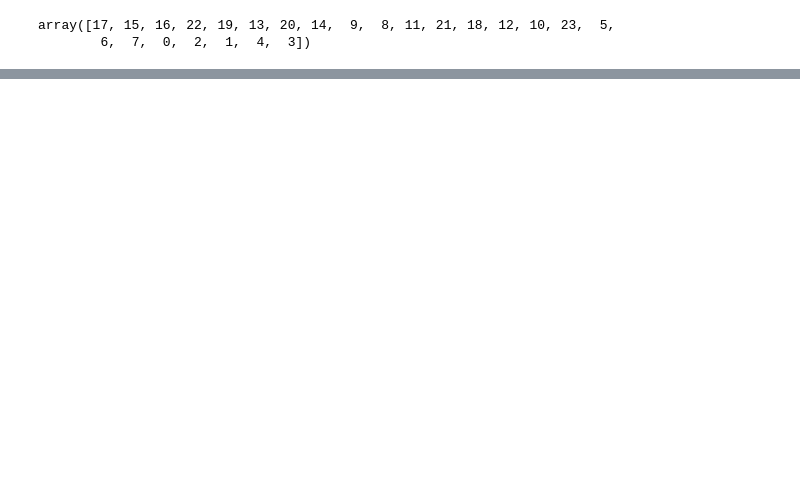
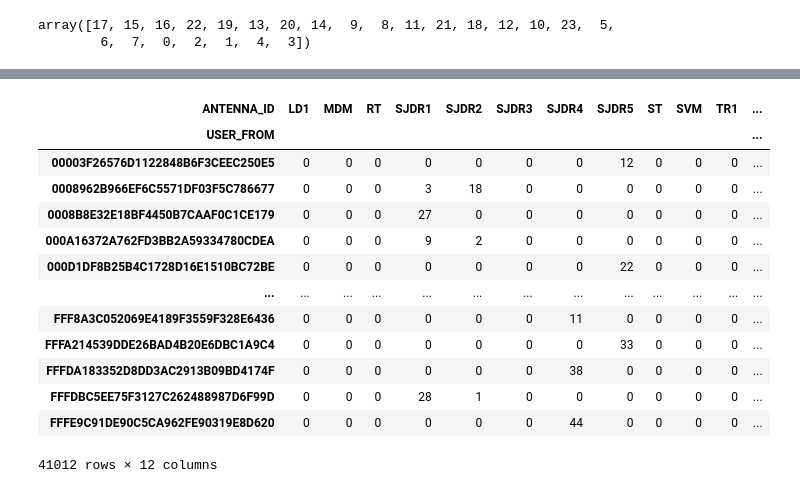
Before and after one commit to ghmc91/Projeto_Mestrado, a Jupyter notebook: Location_Matrix.ipynb, the cells around one changed output, grey strips where cells are left out. Drawn from its saved outputs; the diff is of its cells as text; code cells hidden in the pictures; blank space fills up the shorter version.

```diff
--- a/Location_Matrix.ipynb
+++ b/Location_Matrix.ipynb
@@ -22,2 +45,7 @@ len(df['TIME_RANGE'].unique())
+# %%
+df_2 = df.loc[df['CLASSE'] == 2]
+df_3 = df.loc[df['CLASSE'] == 3]
 # %%
 df_reduced = df[['USER_FROM', 'ANTENNA_ID', 'TIME_RANGE']]
+df_reduced_2 = df_2[['USER_FROM', 'ANTENNA_ID', 'TIME_RANGE']]
+df_reduced_3 = df_3[['USER_FROM', 'ANTENNA_ID', 'TIME_RANGE']]
@@ -24,3 +54,9 @@ df_reduced = df[['USER_FROM', 'ANTENNA_ID', 'TIME_RANGE']]
 # %%
 location_matrix = df_reduced.groupby([*df_reduced.columns]).size()
 location_matrix = location_matrix.unstack([1,2]).stack(dropna=False).fillna(0, downcast='infer')
+
+location_matrix_2 = df_reduced_2.groupby([*df_reduced_2.columns]).size()
+location_matrix_2 = location_matrix_2.unstack([1,2]).stack(dropna=False).fillna(0, downcast='infer')
+
+location_matrix_3 = df_reduced_3.groupby([*df_reduced_3.columns]).size()
+location_matrix_3 = location_matrix_3.unstack([1,2]).stack(dropna=False).fillna(0, downcast='infer')
@@ -82,0 +83,4 @@ trajectory_vector
+# %%
+trajectory_vector = location_matrix.groupby(['USER_FROM']).sum()
+trajectory_vector_2 = location_matrix_2.groupby(['USER_FROM']).sum()
+trajectory_vector_3 = location_matrix_3.groupby(['USER_FROM']).sum()
@@ -82,0 +111,17 @@ trajectory_vector
+# %%
+trajectory_vector_3
+# %% [output]
+| ANTENNA_ID | LD1 | MDM | RT | SJDR1 | SJDR2 | SJDR3 | SJDR4 | SJDR5 | ST | SVM | TR1 | ... |
+| USER_FROM |  |  |  |  |  |  |  |  |  |  |  | ... |
+| 00003F26576D1122848B6F3CEEC250E5 | 0 | 0 | 0 | 0 | 0 | 0 | 0 | 12 | 0 | 0 | 0 | ... |
+| 0008962B966EF6C5571DF03F5C786677 | 0 | 0 | 0 | 3 | 18 | 0 | 0 | 0 | 0 | 0 | 0 | ... |
+| 0008B8E32E18BF4450B7CAAF0C1CE179 | 0 | 0 | 0 | 27 | 0 | 0 | 0 | 0 | 0 | 0 | 0 | ... |
+| 000A16372A762FD3BB2A59334780CDEA | 0 | 0 | 0 | 9 | 2 | 0 | 0 | 0 | 0 | 0 | 0 | ... |
+| 000D1DF8B25B4C1728D16E1510BC72BE | 0 | 0 | 0 | 0 | 0 | 0 | 0 | 22 | 0 | 0 | 0 | ... |
+| ... | ... | ... | ... | ... | ... | ... | ... | ... | ... | ... | ... | ... |
+| FFF8A3C052069E4189F3559F328E6436 | 0 | 0 | 0 | 0 | 0 | 0 | 11 | 0 | 0 | 0 | 0 | ... |
+| FFFA214539DDE26BAD4B20E6DBC1A9C4 | 0 | 0 | 0 | 0 | 0 | 0 | 0 | 33 | 0 | 0 | 0 | ... |
+| FFFDA183352D8DD3AC2913B09BD4174F | 0 | 0 | 0 | 0 | 0 | 0 | 38 | 0 | 0 | 0 | 0 | ... |
+| FFFDBC5EE75F3127C262488987D6F99D | 0 | 0 | 0 | 28 | 1 | 0 | 0 | 0 | 0 | 0 | 0 | ... |
+| FFFE9C91DE90C5CA962FE90319E8D620 | 0 | 0 | 0 | 0 | 0 | 0 | 44 | 0 | 0 | 0 | 0 | ... |
+41012 rows × 12 columns
```
Also changed, not shown: parts of 27 cells of this notebook, 2 other files.
